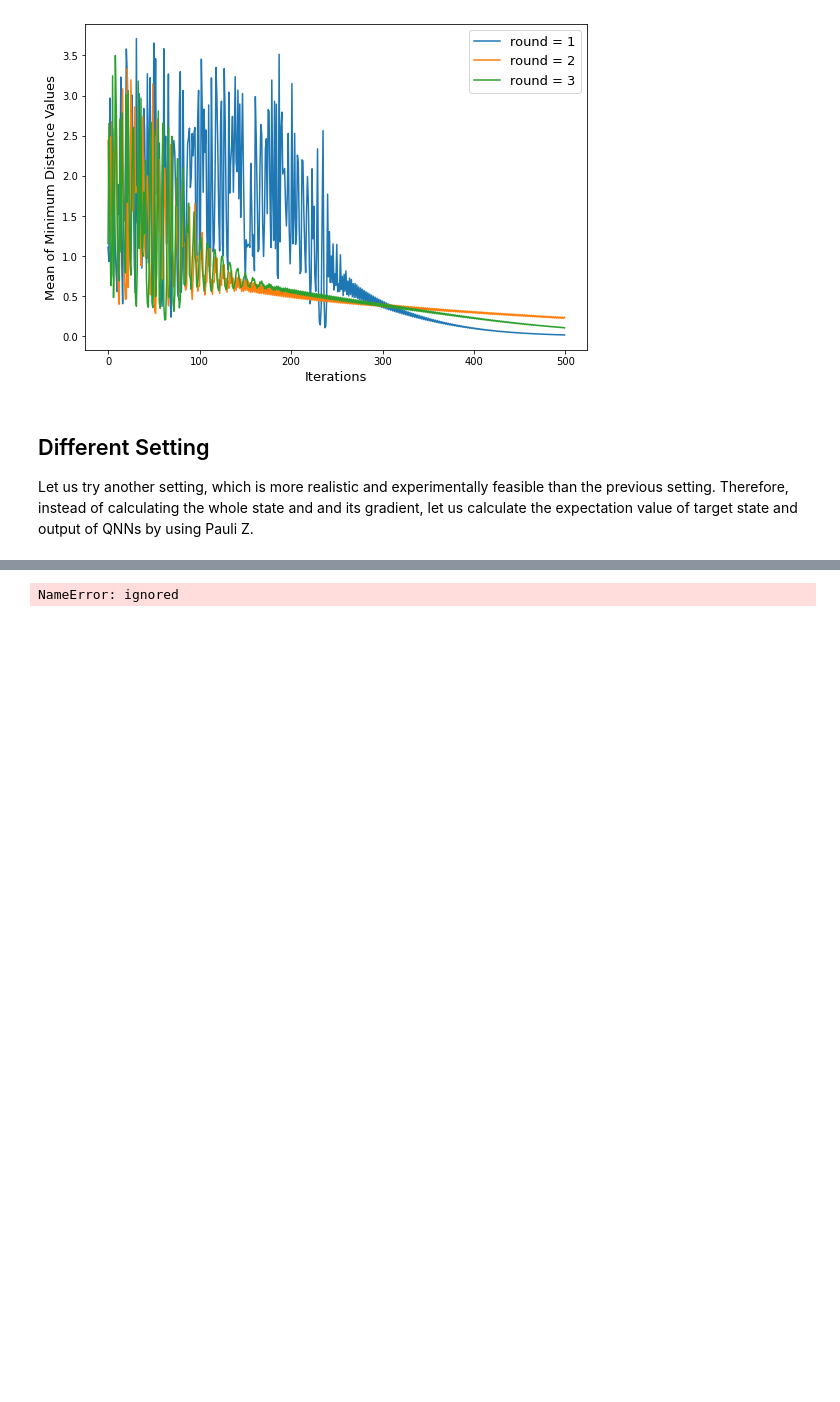
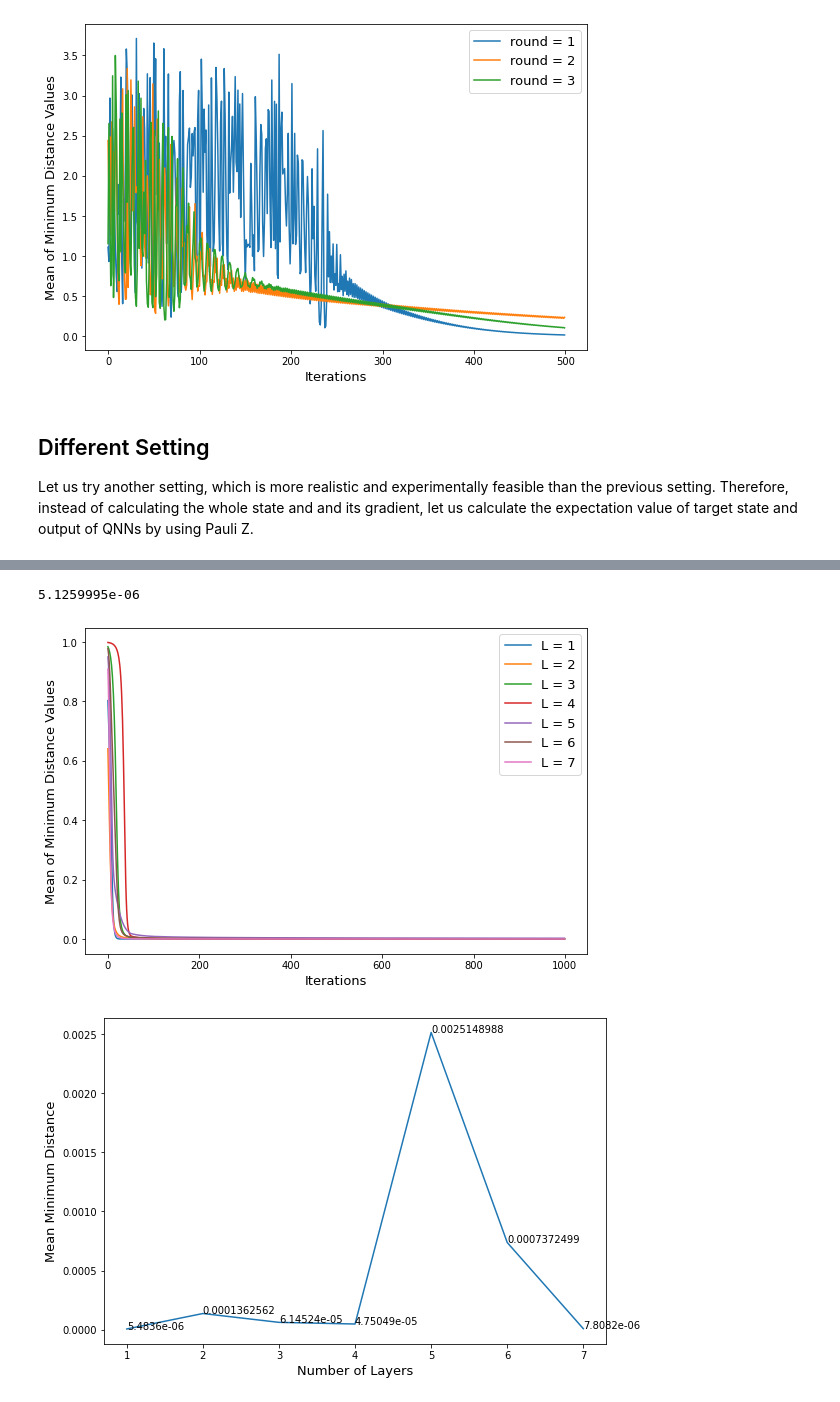
Before and after one commit to nargesalavi/Quantum-Open-Source-Foundation-Mentorship, a Jupyter notebook: QNN_Optimization.ipynb, the cells around one changed output, grey strips where cells are left out. Cells and saved outputs as stored; diff of their text form; code cells hidden in the pictures; blank space fills up the shorter version.

Commit message:
Training over 3 different target state finished.

```diff
--- a/QNN_Optimization.ipynb
+++ b/QNN_Optimization.ipynb
@@ -1163,35 +1195,34 @@ print_step = 100
 # %%
 losses = []
 types =1
-l=1
-#for l in range(1,L+1):
 
-losses = []
-print('***** QNN Type', types,', Number of Layers:', l, '*****')
-qnn = generate_qnn(l, types)
-params = tf.random.uniform(shape = (1,8*l), minval=0, maxval=2*np.pi) #tf.zeros([1,8*l ], tf.float32)
-params_names = sympy.symbols(['theta_{}'.format(n) for n in range(8*l)])
-pqc = qnn + target_circuit + SwapTest()
+for l in range(1,L+1):
+  losses = []
+  print('***** QNN Type', types,', Number of Layers:', l, '*****')
+  qnn = generate_qnn(l, types)
+  params = tf.random.uniform(shape = (1,8*l), minval=0, maxval=2*np.pi) #tf.zeros([1,8*l ], tf.float32)
+  params_names = sympy.symbols(['theta_{}'.format(n) for n in range(8*l)])
+  pqc = qnn + target_circuit + SwapTest()
 
-qubit_8_expectation = tfq.layers.ControlledPQC(pqc,[cirq.PauliString(cirq.Z(qubits[8]))])
-for i in range(number_of_iteration):
+  qubit_8_expectation = tfq.layers.ControlledPQC(pqc,[cirq.PauliString(cirq.Z(qubits[8]))])
+  for i in range(number_of_iteration):
 
-  #start_time = time.time()
-  with tf.GradientTape() as tape:
-      tape.watch(params)
+    learning_rate = lr0/(1 + (i//lr_increase))
+    with tf.GradientTape() as tape:
+        tape.watch(params)
 
-      expectation8 = qubit_8_expectation([tfq.convert_to_tensor([cirq.Circuit()]),params])
-      distance = state_difference(expectation8)
+        expectation8 = qubit_8_expectation([tfq.convert_to_tensor([cirq.Circuit()]),params])
+        distance = state_difference(expectation8)
 
-  losses.append(distance)
+    losses.append(distance[0][0].numpy())
 
-  params_gradient = tape.gradient(distance, params)
-  params = update_params(params, params_gradient,learning_rate)
+    params_gradient = tape.gradient(distance, params)
+    params = update_params(params, params_gradient,learning_rate)
 
-  if i % print_step == 0:
-    print('  Iteration Number:', i, ', Distance:', distance)
-np.savetxt('/content/mydrive/model1_design2_l{}'.format(l), losses, delimiter='\n')
-print('---Training qnn with', l, 'layers finished. Minimum distance =', distance)
+    if i % print_step == 0:
+      print('  Iteration Number:', i, ', Distance:', distance[0][0].numpy())
+  np.savetxt('/content/mydrive/model1_design2_l{}'.format(l), losses, delimiter='\n')
+  print('---Training qnn with', l, 'layers finished. Minimum distance =',  distance[0][0].numpy())
 
 print('Training finished.')
 # %% [output]
@@ -1200,29 +1246,34 @@ NameError: ignored
+# %%
+print(distance[0][0].numpy())
+# %% [output]
+5.1259995e-06
 # %%
 plt.figure(figsize=(9, 6))
 min_e = []
 number_of_L = []
 for l in range(1,L+1):
   averged_e = np.zeros((number_of_iteration,), dtype=float)
   for round in range(1,4):
     with open('/content/mydrive/model1_design2_l{}'.format(l)) as f:
         evalues  = f.read().splitlines()
     averged_e += [float(i) for i in evalues]
 
   averged_e = averged_e/3
   min_e .append(averged_e[len(averged_e)-1])
   number_of_L.append(l)
   label='L = {}'.format(l)
     #plt.plot(aliceboblosses[:steps], label='Alice_Bob')
-  plt.plot(averged_e[300:],label = label)
+  plt.plot(averged_e,label = label)
 plt.xlabel("Iterations", fontsize=13)
 plt.ylabel("Mean of Minimum Distance Values", fontsize=13)
 plt.legend(fontsize=13)
 plt.show()
 plt.figure(figsize=(9, 6))
 plt.plot(number_of_L,min_e)
 for i in range(len(min_e)): plt.annotate(np.around(min_e[i], 10), (number_of_L[i], min_e[i]))
 plt.xlabel("Number of Layers", fontsize=13)
 plt.ylabel("Mean Minimum Distance", fontsize=13)
 plt.show()
 # %% [output]
-NameError: ignored
+[figure, added]
+[figure, added]
```
Also changed, not shown: parts of 14 cells of this notebook.
